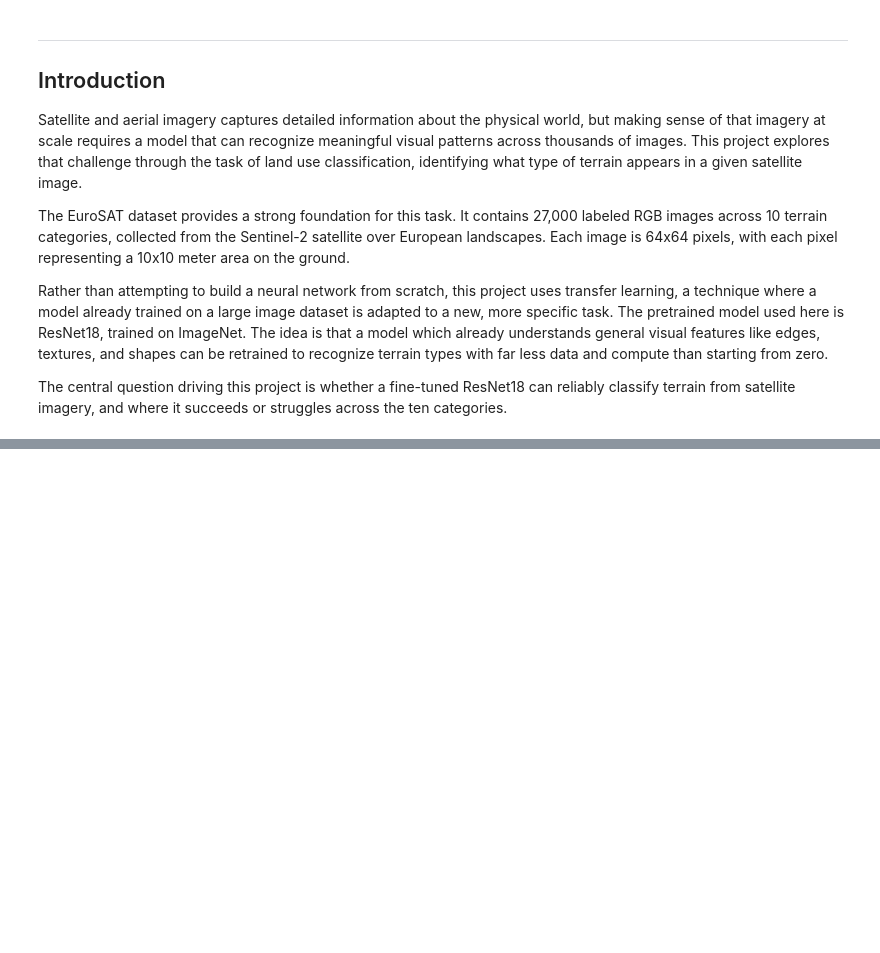
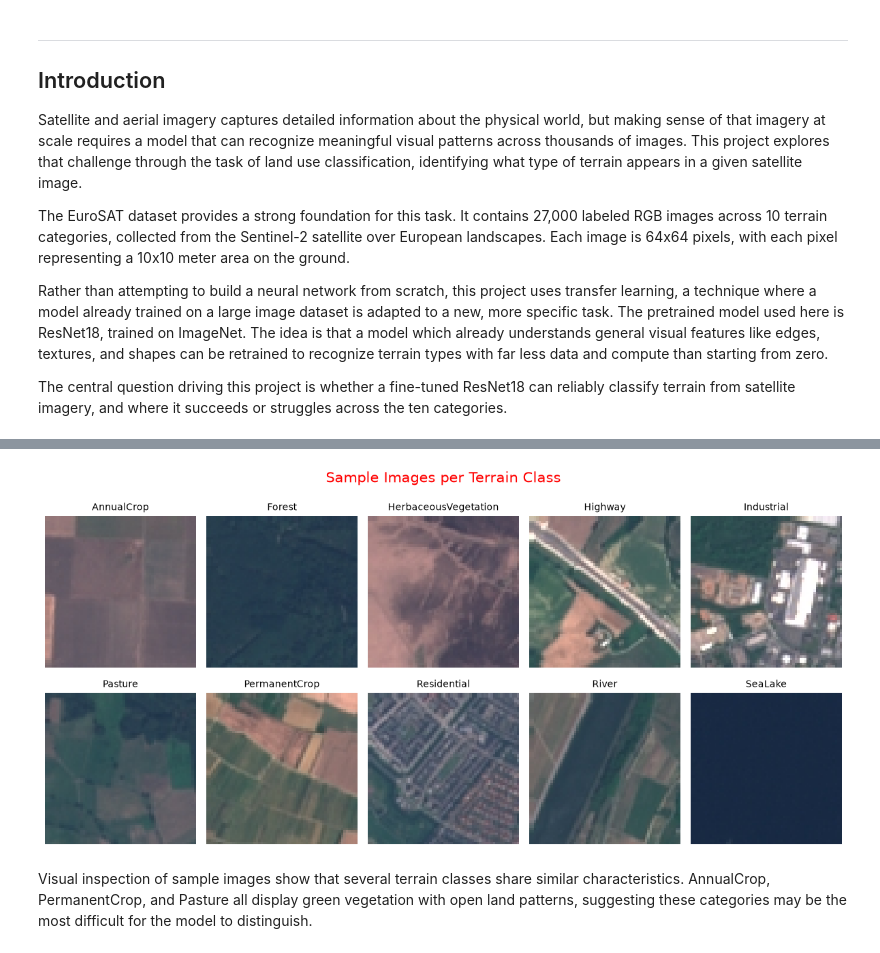
Before and after one commit to jpitts-dev/aerial-scene-classifier, a Jupyter notebook: notebook.ipynb, the cells around one changed output, grey strips where cells are left out. Drawn from its saved outputs; the diff is of its cells as text; code cells hidden in the pictures; blank space fills up the shorter version.

```diff
--- a/notebook.ipynb
+++ b/notebook.ipynb
@@ -24,0 +96,27 @@ The central question driving this project is whether a fine-tuned ResNet18 can r
+# %%
+# Display a sample image from each class
+fig, axes = plt.subplots(2, 5, figsize=(12, 6))
+axes = axes.flatten()
+
+for i, class_name in enumerate(class_names):
+    class_folder = DATA_DIR / class_name
+
+    # Get first image in the folder
+    images = []
+    for image in class_folder.iterdir():
+        if image.suffix == ".jpg":
+            images.append(image)
+
+    sample_image = Image.open(images[0])
+
+    axes[i].imshow(sample_image)
+    axes[i].set_title(class_name, fontsize=10)
+    axes[i].axis("off")
+
+plt.suptitle("Sample Images per Terrain Class", color="red", fontsize=15)
+plt.tight_layout()
+plt.show()
+# %% [output]
+[figure, added]
+# %% [markdown]
+Visual inspection of sample images show that several terrain classes share similar characteristics. AnnualCrop, PermanentCrop, and Pasture all display green vegetation with open land patterns, suggesting these categories may be the most difficult for the model to distinguish.
```
Also changed, not shown: parts of 6 cells of this notebook, 1 other file.
